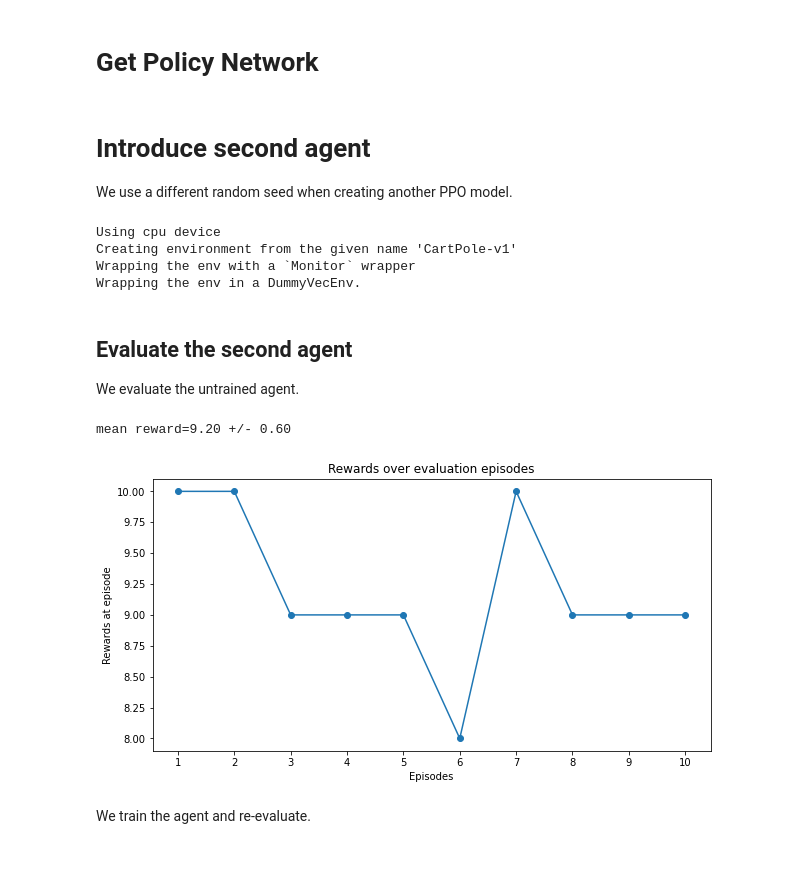
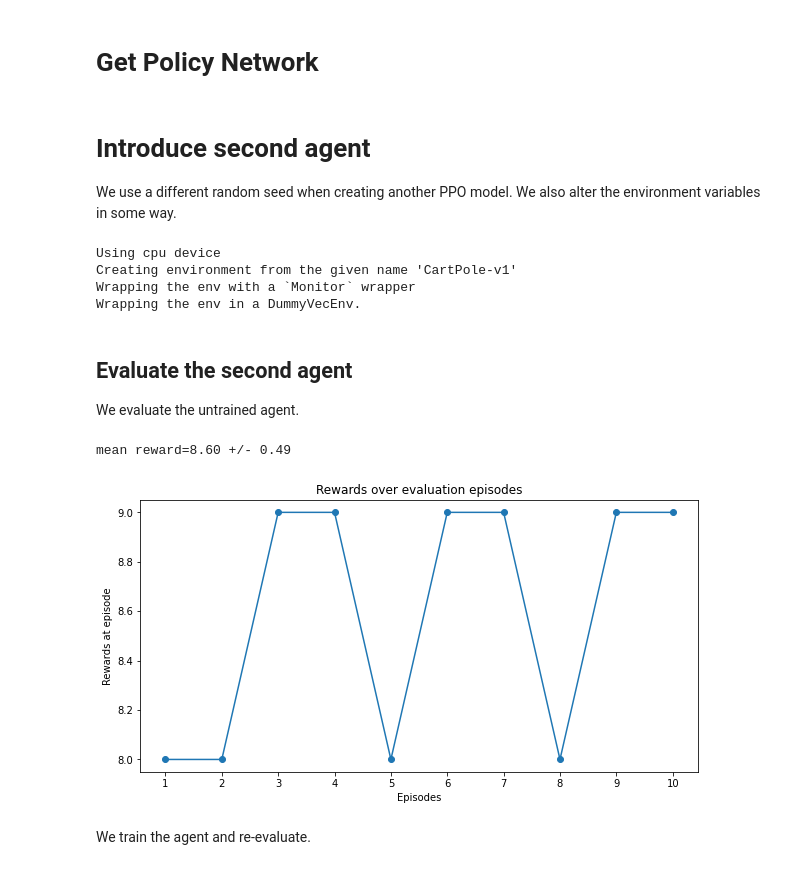
Before and after one commit to julia-lina-tan/rl-policy-fusion, a Jupyter notebook: rl_policy_fusion.ipynb, the cells around one changed output. Cells and saved outputs as stored; diff of their text form; code cells hidden in the pictures.

```diff
--- a/rl_policy_fusion.ipynb
+++ b/rl_policy_fusion.ipynb
@@ -274,32 +258,35 @@ print(action_net)
 # %% [markdown]
 # Introduce second agent
 
-We use a different random seed when creating another PPO model.
+We use a different random seed when creating another PPO model. We also alter the environment variables in some way.
-# %%
-model = PPO('MlpPolicy', 'CartPole-v1', verbose=1, seed=2)
-os.makedirs('../content/agent2', exist_ok=True)
-# %% [output]
-Using cpu device
-Creating environment from the given name 'CartPole-v1'
-Wrapping the env with a `Monitor` wrapper
-Wrapping the env in a DummyVecEnv.
+# %%
+os.makedirs('../content/agent2', exist_ok=True)
+
+model = PPO('MlpPolicy', 'CartPole-v1', verbose=1, seed=2)
+model.env.masscart=0.5
+model.env.length=1.0
+# %% [output]
+Using cpu device
+Creating environment from the given name 'CartPole-v1'
+Wrapping the env with a `Monitor` wrapper
+Wrapping the env in a DummyVecEnv.
 # %% [markdown]
 ## Evaluate the second agent
 
 We evaluate the untrained agent.
 # %%
 # Separate env for evaluating
-eval_env = Monitor(gym.make('CartPole-v1'), filename='../content/agent2/cartpole')
+eval_env = Monitor(gym.make('CartPole-v1'), filename='../content/agent2/eval_cartpole')
 log_dir=(os.path.abspath('../content/agent2'))
 
 # Random agent, before training
 ep_rewards, ep_steps = evaluate_policy(model, eval_env, n_eval_episodes=10, deterministic=True, return_episode_rewards=True)
 
 print(f'mean reward={(sum(ep_rewards)/len(ep_rewards)):.2f} +/- {np.std(ep_rewards):.2f}')
 plot_rewards(ep_rewards, title='Rewards over evaluation episodes')
 # %% [output]
-mean reward=9.20 +/- 0.60
+mean reward=8.60 +/- 0.49
-[figure, old version]
+[figure, new version]
 # %% [markdown]
 We train the agent and re-evaluate.
 # %%
```
Also changed, not shown: parts of 16 cells of this notebook.
